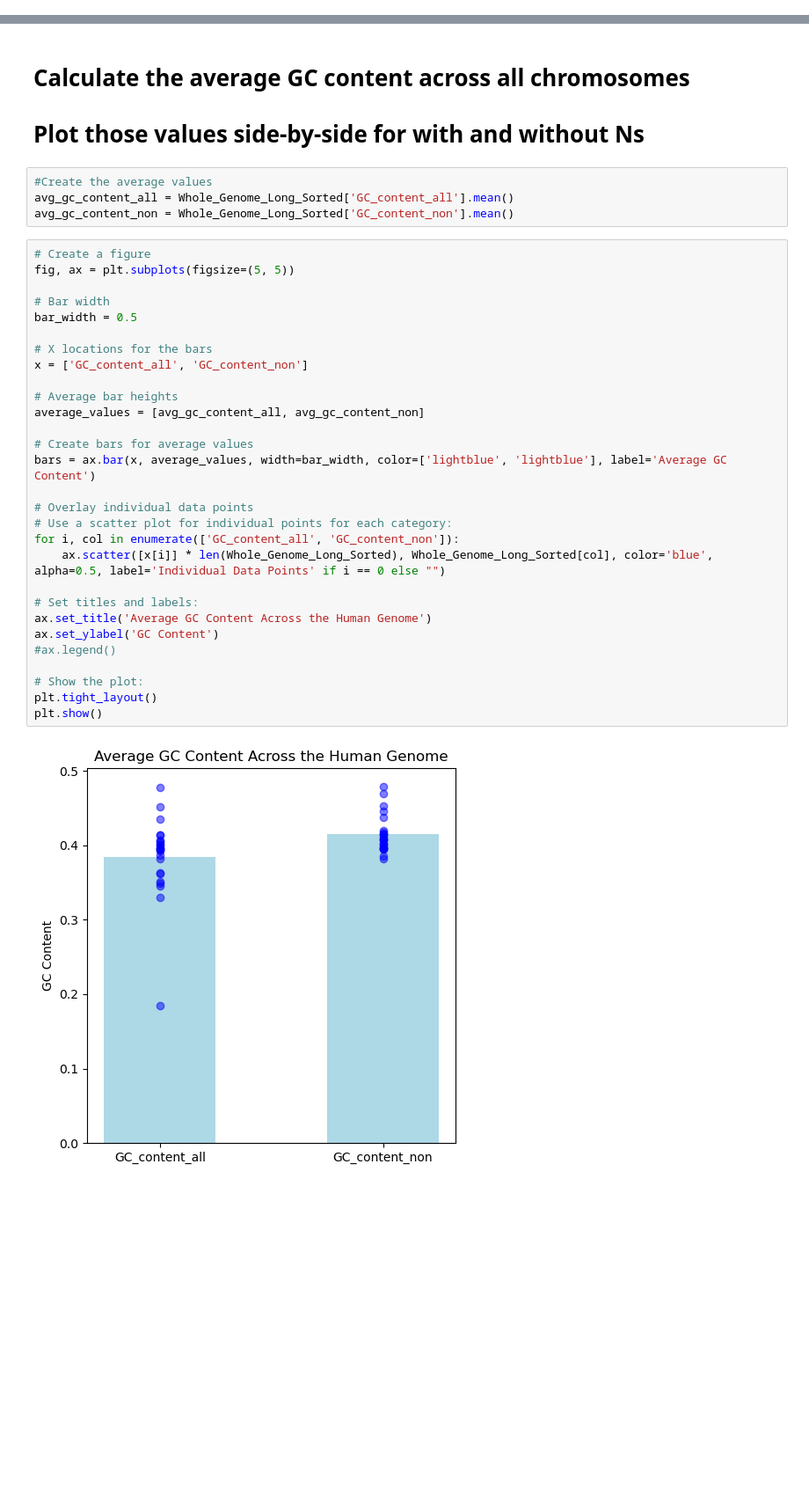
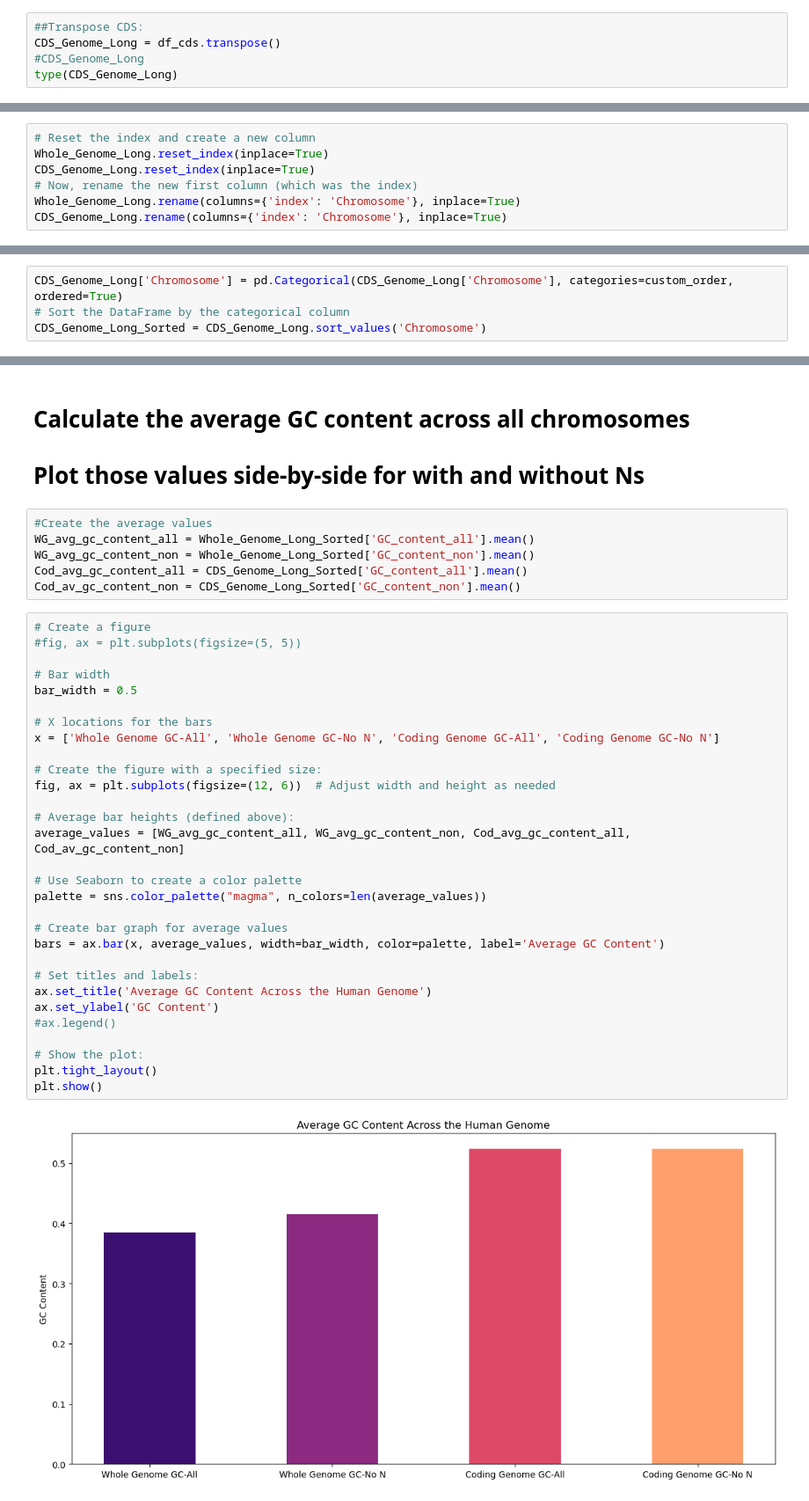
Before and after one commit to millce-cm/pfb2024_group_project_GC, a Jupyter notebook: Figures.ipynb, the cells around one changed output, grey strips where cells are left out. Shown at 88% size. Saved outputs shown, nothing was run; the diff lists cells and outputs as text; blank space fills up the shorter version.

Commit message:
first set of figures updated

```diff
--- a/Figures.ipynb
+++ b/Figures.ipynb
@@ -63,3 +109,8 @@ Whole_Genome_Long
 | 9 | 138394717.0 | 121790550.0 | 50270473.0 | 0.363240 | 0.412762 |
 | X | 156040895.0 | 154893029.0 | 61221521.0 | 0.392343 | 0.395250 |
 | Y | 57227415.0 | 26415043.0 | 10572683.0 | 0.184749 | 0.400252 |
+# %%
+##Transpose CDS:
+CDS_Genome_Long = df_cds.transpose()
+#CDS_Genome_Long
+type(CDS_Genome_Long)
@@ -115,0 +128,7 @@ Whole_Genome_Long
+# %%
+# Reset the index and create a new column
+Whole_Genome_Long.reset_index(inplace=True)
+CDS_Genome_Long.reset_index(inplace=True)
+# Now, rename the new first column (which was the index)
+Whole_Genome_Long.rename(columns={'index': 'Chromosome'}, inplace=True)
+CDS_Genome_Long.rename(columns={'index': 'Chromosome'}, inplace=True)
@@ -118,4 +139,8 @@ Whole_Genome_Long['Chromosome'] = pd.Categorical(Whole_Genome_Long['Chromosome']
 
 # Sort the DataFrame by the categorical column
 Whole_Genome_Long_Sorted = Whole_Genome_Long.sort_values('Chromosome')
+# %%
+CDS_Genome_Long['Chromosome'] = pd.Categorical(CDS_Genome_Long['Chromosome'], categories=custom_order, ordered=True)
+# Sort the DataFrame by the categorical column
+CDS_Genome_Long_Sorted = CDS_Genome_Long.sort_values('Chromosome')
 # %%
@@ -183,36 +169,39 @@ plt.show()
 # Plot those values side-by-side for with and without Ns
 # %%
 #Create the average values
-avg_gc_content_all = Whole_Genome_Long_Sorted['GC_content_all'].mean()
-avg_gc_content_non = Whole_Genome_Long_Sorted['GC_content_non'].mean()
+WG_avg_gc_content_all = Whole_Genome_Long_Sorted['GC_content_all'].mean()
+WG_avg_gc_content_non = Whole_Genome_Long_Sorted['GC_content_non'].mean()
+Cod_avg_gc_content_all = CDS_Genome_Long_Sorted['GC_content_all'].mean()
+Cod_av_gc_content_non = CDS_Genome_Long_Sorted['GC_content_non'].mean()
 # %%
 # Create a figure
-fig, ax = plt.subplots(figsize=(5, 5))
+#fig, ax = plt.subplots(figsize=(5, 5))
 
 # Bar width
 bar_width = 0.5
 
 # X locations for the bars
-x = ['GC_content_all', 'GC_content_non']
+x = ['Whole Genome GC-All', 'Whole Genome GC-No N', 'Coding Genome GC-All', 'Coding Genome GC-No N']
 
-# Average bar heights
-average_values = [avg_gc_content_all, avg_gc_content_non]
+# Create the figure with a specified size:
+fig, ax = plt.subplots(figsize=(12, 6))  # Adjust width and height as needed
 
-# Create bars for average values
-bars = ax.bar(x, average_values, width=bar_width, color=['lightblue', 'lightblue'], label='Average GC Content')
+# Average bar heights (defined above):
+average_values = [WG_avg_gc_content_all, WG_avg_gc_content_non, Cod_avg_gc_content_all, Cod_av_gc_content_non]
 
-# Overlay individual data points
-# Use a scatter plot for individual points for each category:
-for i, col in enumerate(['GC_content_all', 'GC_content_non']):
-    ax.scatter([x[i]] * len(Whole_Genome_Long_Sorted), Whole_Genome_Long_Sorted[col], color='blue', alpha=0.5, label='Individual Data Points' if i == 0 else "")
+# Use Seaborn to create a color palette
+palette = sns.color_palette("magma", n_colors=len(average_values))
+
+# Create bar graph for average values
+bars = ax.bar(x, average_values, width=bar_width, color=palette, label='Average GC Content')
 
 # Set titles and labels:
 ax.set_title('Average GC Content Across the Human Genome')
 ax.set_ylabel('GC Content')
 #ax.legend()
 
 # Show the plot:
 plt.tight_layout()
 plt.show()
 # %% [output]
-[figure, old version]
+[figure, new version]
```
Also changed, not shown: parts of 24 cells of this notebook.
